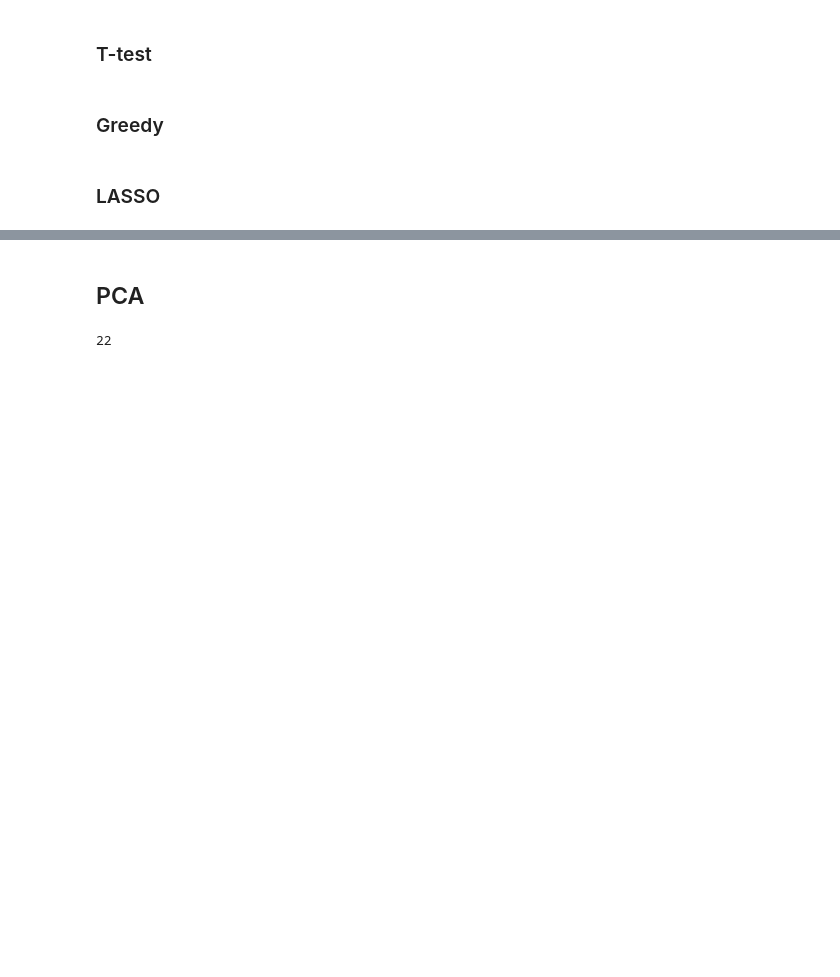
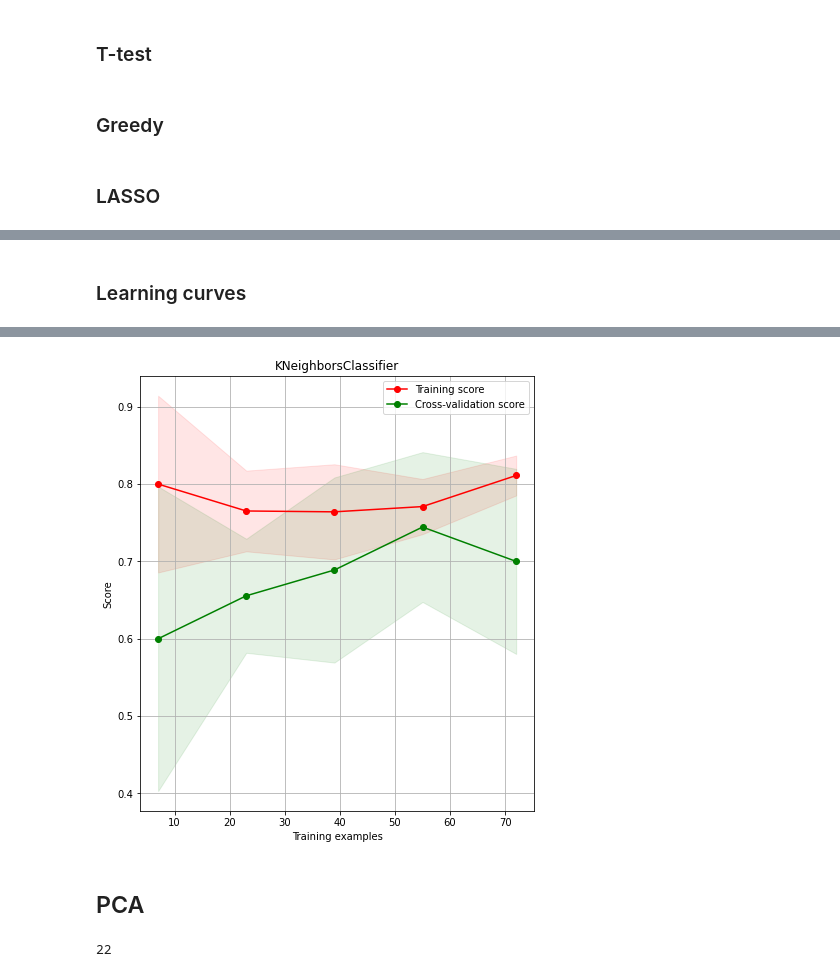
Before and after one commit to milouterbraak/TM12007---H-N-group-12, a Jupyter notebook: H&N_group_12.ipynb, the cells around one changed output, grey strips where cells are left out. Saved outputs shown, nothing was run; the diff lists cells and outputs as text; code cells hidden in the pictures; blank space fills up the shorter version.

```diff
--- a/H&N_group_12.ipynb
+++ b/H&N_group_12.ipynb
@@ -278,0 +279,2 @@ Selected 80 from 159 features.
+# %% [markdown]
+### Learning curves
@@ -278,0 +371,8 @@ Selected 80 from 159 features.
+# %%
+title = 'KNeighborsClassifier'
+fig = plt.figure(figsize=(24,8))
+ax = fig.add_subplot(1, 3, 1)
+
+# cv = ShuffleSplit(n_splits=10, test_size=0.2, random_state=0)
+plot_learning_curve(KNeighborsClassifier(), title, X_train_fs, y_train_bin, axes = ax, cv = 5)
+# %% [output]
@@ -279,3 +380,4 @@ Selected 80 from 159 features.
+[figure, added]
 # %% [markdown]
 ## PCA
 # %%
```
Also changed, not shown: parts of 5 cells of this notebook.
